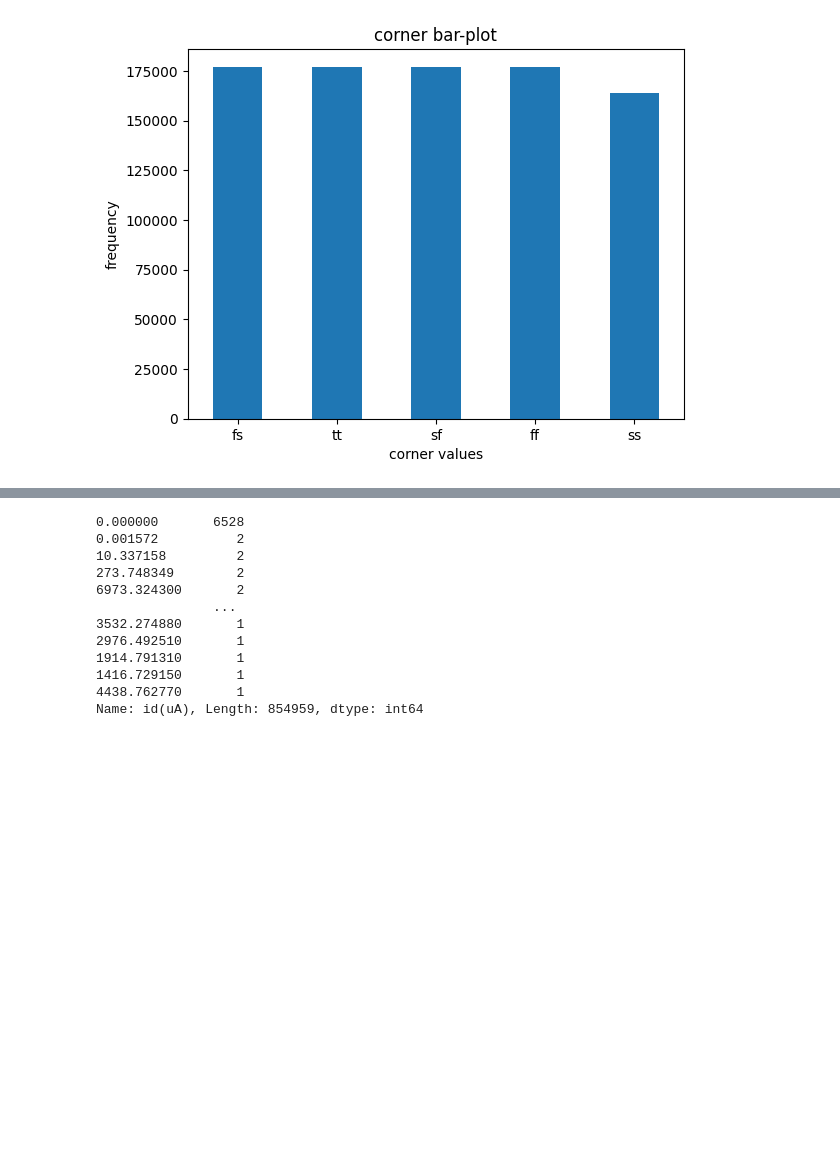
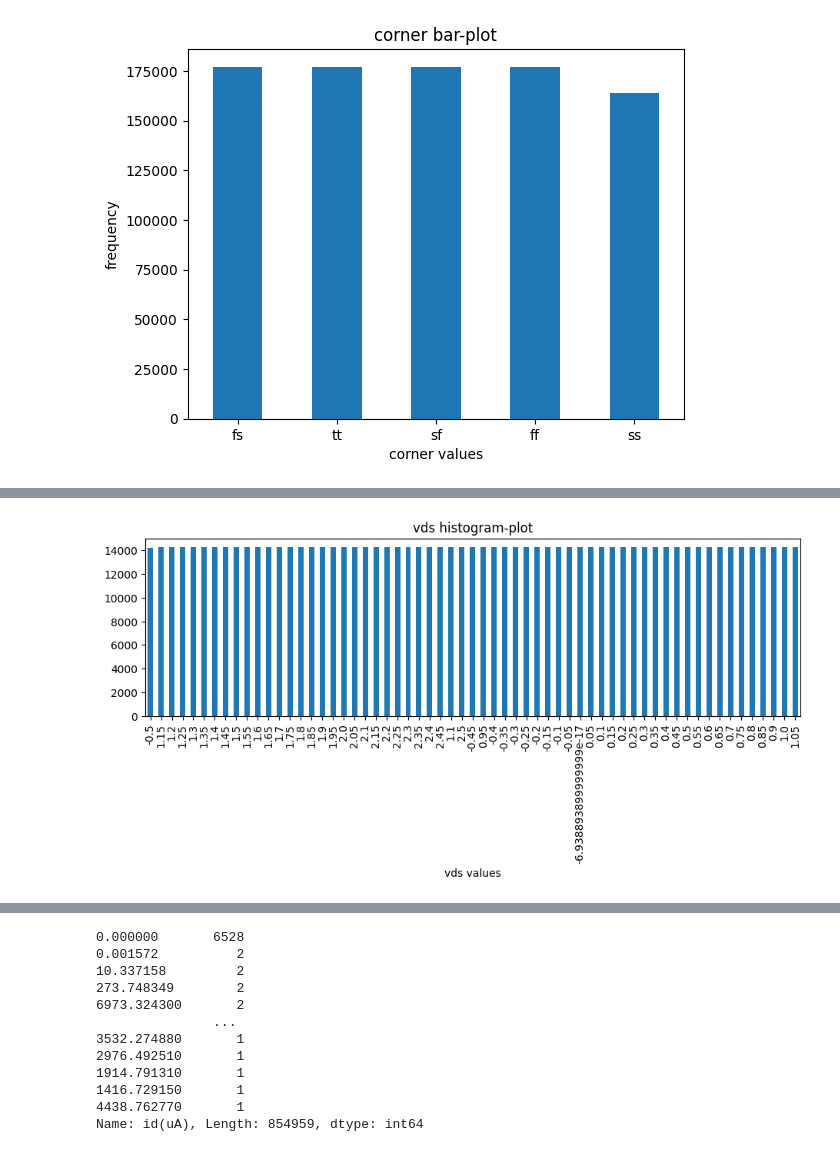
Before and after one commit to salama4ai/AI-project, a Jupyter notebook: EDA.ipynb, the cells around one changed output, grey strips where cells are left out. Drawn from its saved outputs; the diff is of its cells as text; code cells hidden in the pictures; blank space fills up the shorter version.

```diff
--- a/EDA.ipynb
+++ b/EDA.ipynb
@@ -194,0 +250,9 @@ plt.show()
+# %%
+# plot the values and value counts histogram of 'vds' column
+plt.figure(figsize=(11,3))
+df['vds'].value_counts(ascending=True).plot(kind='bar', title='vds histogram-plot')
+
+plt.xlabel('vds values')
+plt.show()
+# %% [output]
+[figure, added]
```
Also changed, not shown: parts of 11 cells of this notebook.
